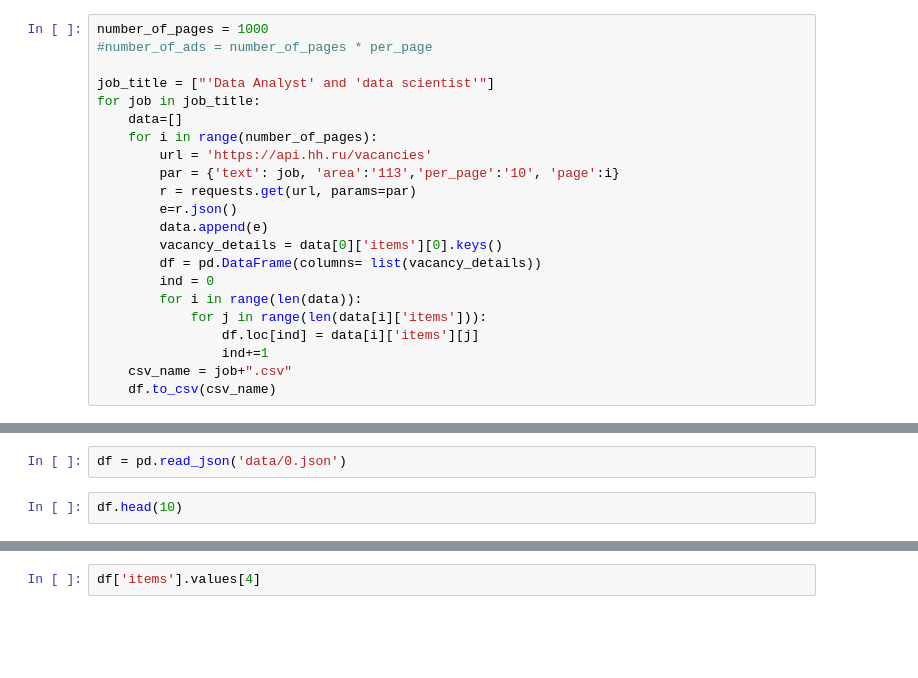
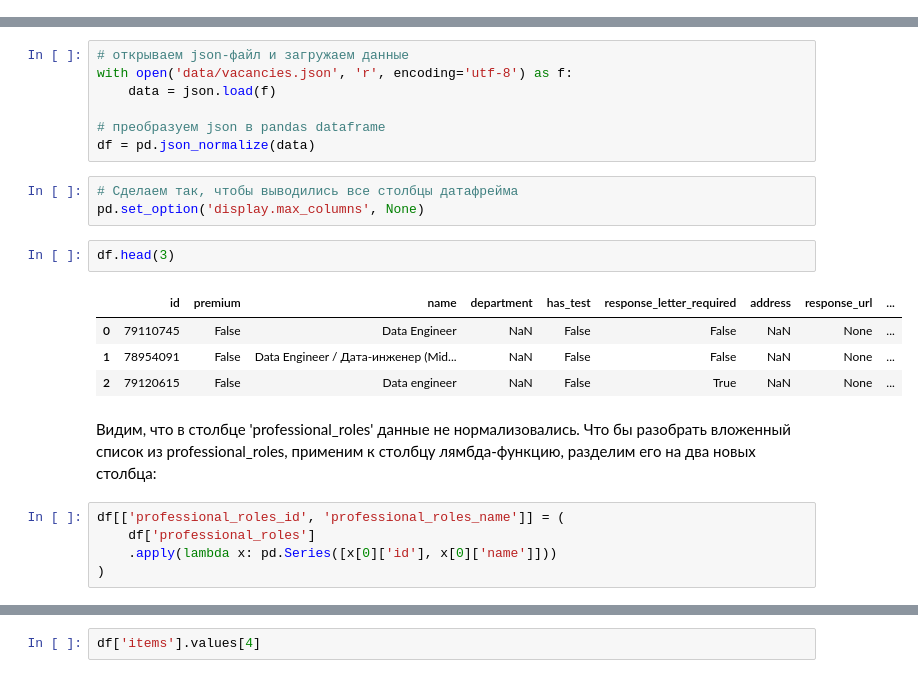
Before and after one commit to maima1810/hh_project, a Jupyter notebook: hh_project/hh_project.ipynb, the cells around one changed output, grey strips where cells are left out. Cells and saved outputs as stored; diff of their text form; blank space fills up the shorter version.

```diff
--- a/hh_project/hh_project.ipynb
+++ b/hh_project/hh_project.ipynb
@@ -155,22 +100,0 @@ else:
-# %%
-number_of_pages = 1000
-#number_of_ads = number_of_pages * per_page
-
-job_title = ["'Data Analyst' and 'data scientist'"]
-for job in job_title:
-	data=[]
-	for i in range(number_of_pages):
-		url = 'https://api.hh.ru/vacancies'
-		par = {'text': job, 'area':'113','per_page':'10', 'page':i}
-		r = requests.get(url, params=par)
-		e=r.json()
-		data.append(e)
-        vacancy_details = data[0]['items'][0].keys()
-		df = pd.DataFrame(columns= list(vacancy_details))
-		ind = 0
-		for i in range(len(data)):
-			for j in range(len(data[i]['items'])):
-				df.loc[ind] = data[i]['items'][j]
-				ind+=1
-	csv_name = job+".csv"
-	df.to_csv(csv_name)
@@ -239,4 +101,24 @@ def getPages(page = 0):
-# %%
-df = pd.read_json('data/0.json')
+# %%
+# открываем json-файл и загружаем данные
+with open('data/vacancies.json', 'r', encoding='utf-8') as f:
+    data = json.load(f)
+
+# преобразуем json в pandas dataframe
+df = pd.json_normalize(data)
+# %%
+# Сделаем так, чтобы выводились все столбцы датафрейма
+pd.set_option('display.max_columns', None)
 # %%
-df.head(10)
+df.head(3)
+# %% [output]
+|  | id | premium | name | department | has_test | response_letter_required | address | response_url | ... |
+| 0 | 79110745 | False | Data Engineer | NaN | False | False | NaN | None | ... |
+| 1 | 78954091 | False | Data Engineer / Дата-инженер (Mid... | NaN | False | False | NaN | None | ... |
+| 2 | 79120615 | False | Data engineer | NaN | False | True | NaN | None | ... |
+# %% [markdown]
+Видим, что в столбце 'professional_roles' данные не нормализовались. Что бы разобрать вложенный список из professional_roles, применим к столбцу лямбда-функцию, разделим его на два новых столбца:
+# %%
+df[['professional_roles_id', 'professional_roles_name']] = (
+    df['professional_roles']
+    .apply(lambda x: pd.Series([x[0]['id'], x[0]['name']]))
+)
```
Also changed, not shown: parts of 29 cells of this notebook, 3 other files.
